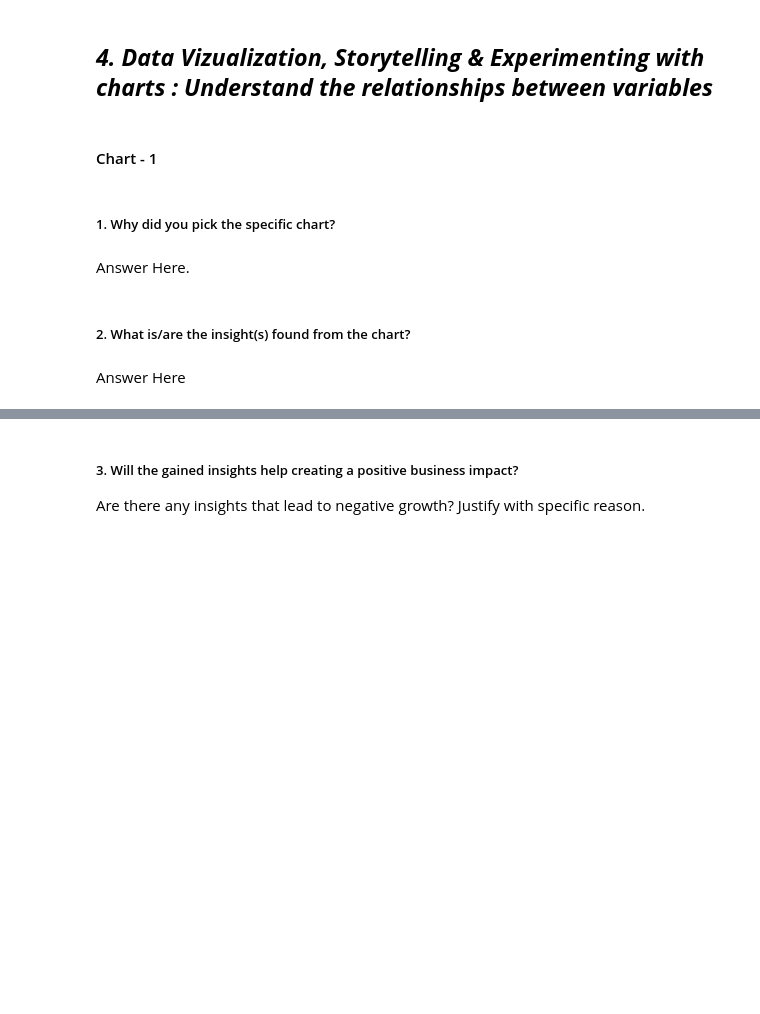
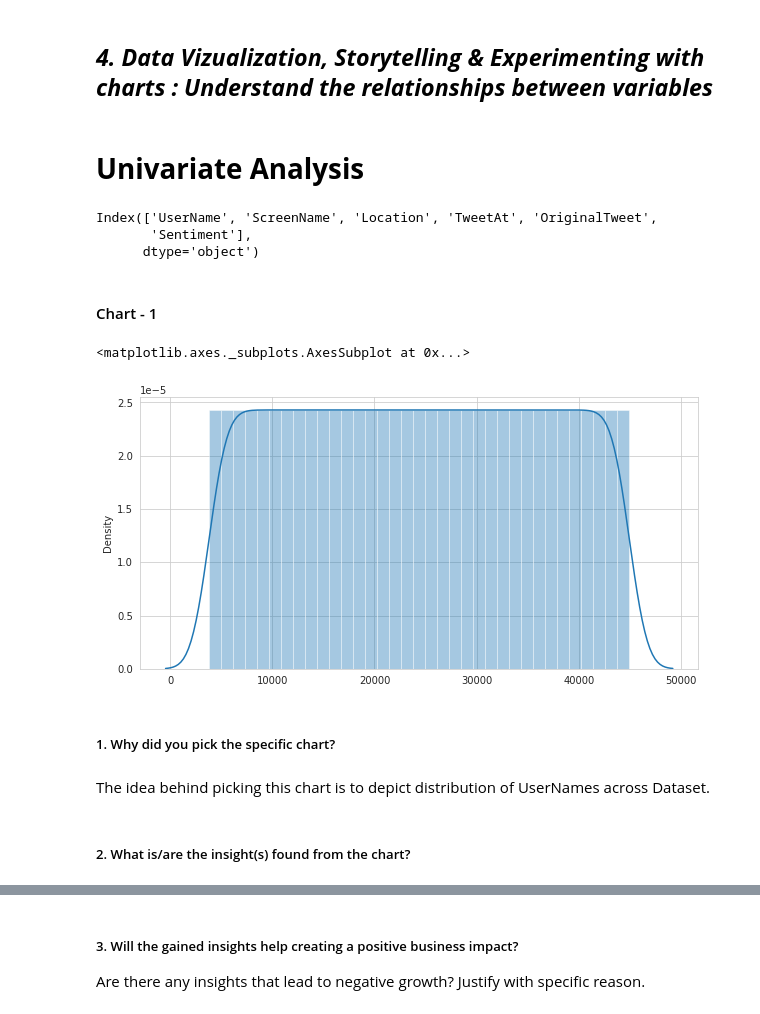
Before and after one commit to axpat/Corona-Virus-Tweet-Sentiment-Analysis, a Jupyter notebook: Coronavirus_Tweet_Sentiment_Analysis.ipynb, the cells around one changed output, grey strips where cells are left out. Cells and saved outputs as stored; diff of their text form; code cells hidden in the pictures; blank space fills up the shorter version.

```diff
--- a/Coronavirus_Tweet_Sentiment_Analysis.ipynb
+++ b/Coronavirus_Tweet_Sentiment_Analysis.ipynb
@@ -366,3 +366,6 @@ ctsa.TweetAt.value_counts()
 30-03-2020      87
 28-03-2020      23
 Name: TweetAt, dtype: int64
+# %%
+# converting string data in TweetAt column to datetime format
+ctsa['TweetAt'] = pd.to_datetime(ctsa['TweetAt'], format='%d-%m-%Y')
@@ -373,14 +580,24 @@ Answer Here.
 # %% [markdown]
 ## ***4. Data Vizualization, Storytelling & Experimenting with charts : Understand the relationships between variables***
+# %% [markdown]
+# **Univariate Analysis**
+# %%
+ctsa.columns
+# %% [output]
+Index(['UserName', 'ScreenName', 'Location', 'TweetAt', 'OriginalTweet',
+       'Sentiment'],
+      dtype='object')
 # %% [markdown]
 #### Chart - 1
 # %%
 # Chart - 1 visualization code
+sns.distplot(x=ctsa['UserName'])
+# %% [output]
+<matplotlib.axes._subplots.AxesSubplot at 0x...>
+[figure, added]
 # %% [markdown]
 ##### 1. Why did you pick the specific chart?
-# %% [markdown]
-Answer Here.
+# %% [markdown]
+ The idea behind picking this chart is to depict distribution of UserNames across Dataset.
 # %% [markdown]
 ##### 2. What is/are the insight(s) found from the chart?
-# %% [markdown]
-Answer Here
```
Also changed, not shown: parts of 88 cells of this notebook.
